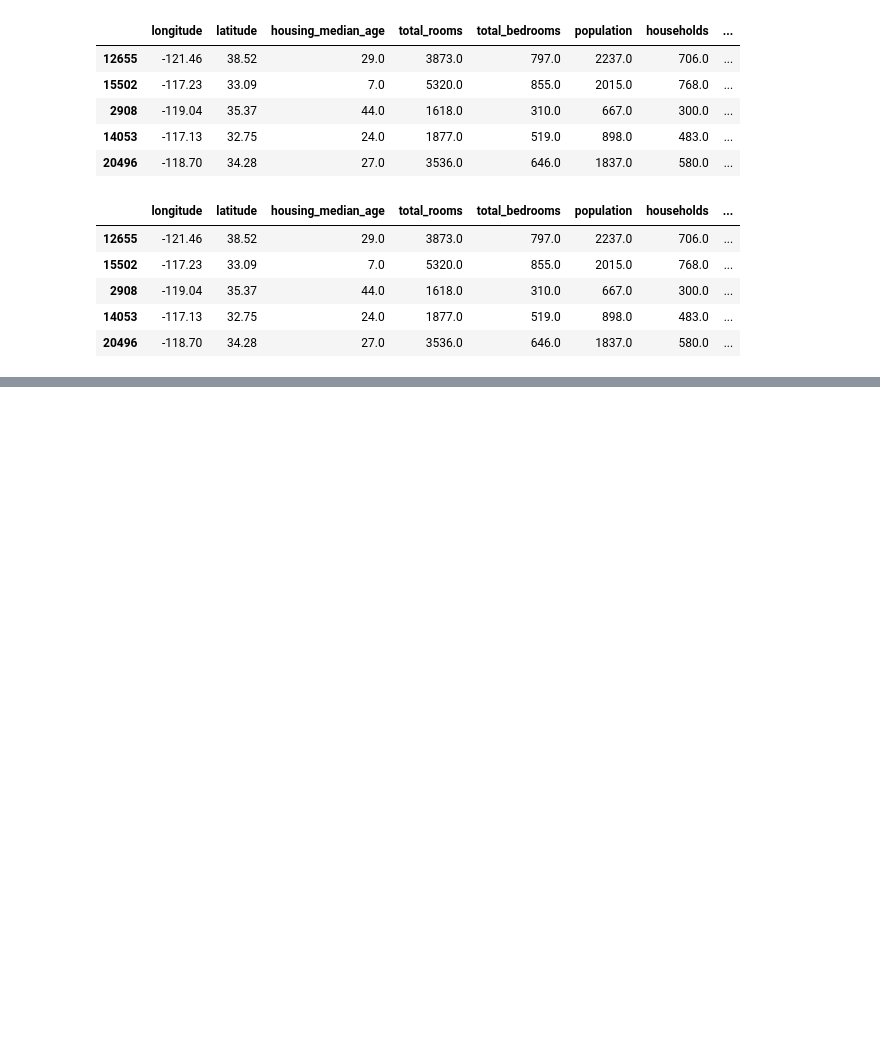
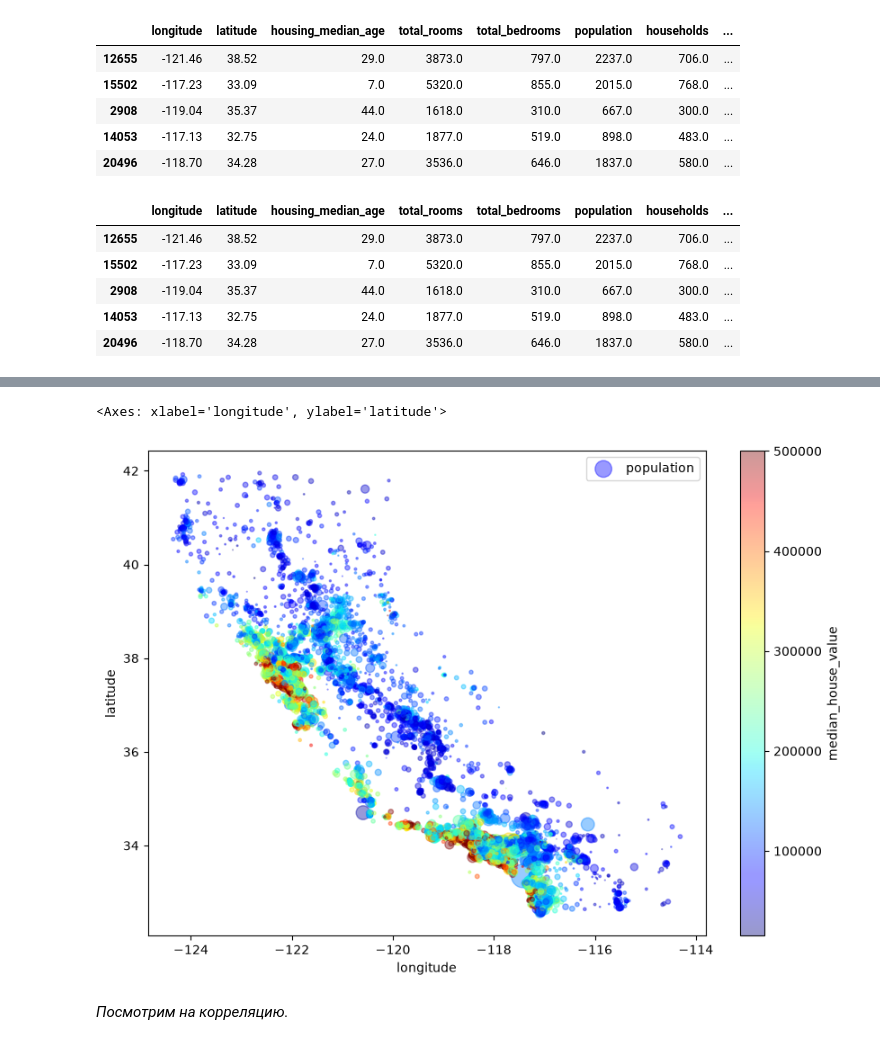
Before and after one commit to KidIsKing/python_libraries_learning, a Jupyter notebook: scikit_learn/guide/base_ML_book/chapter_2/main.ipynb, the cells around one changed output, grey strips where cells are left out. Cells and saved outputs as stored; diff of their text form; code cells hidden in the pictures; blank space fills up the shorter version.

```diff
--- a/scikit_learn/guide/base_ML_book/chapter_2/main.ipynb
+++ b/scikit_learn/guide/base_ML_book/chapter_2/main.ipynb
@@ -218,0 +237,19 @@ strat_train_set.head()
+# %%
+# Создадим карту с точками, размер которых пропорционален населению, а цвет — медианной стоимости домов
+housing.plot(
+    kind="scatter",
+    x="longitude",
+    y="latitude",
+    alpha=0.4,
+    s=housing["population"] / 100,
+    label="population",
+    figsize=(10, 7),
+    c="median_house_value",
+    cmap=plt.get_cmap("jet"),
+    colorbar=True
+)
+# %% [output]
+<Axes: xlabel='longitude', ylabel='latitude'>
+[figure, added]
+# %% [markdown]
+*Посмотрим на корреляцию.*
```
Also changed, not shown: parts of 115 cells of this notebook, 1 other file.
